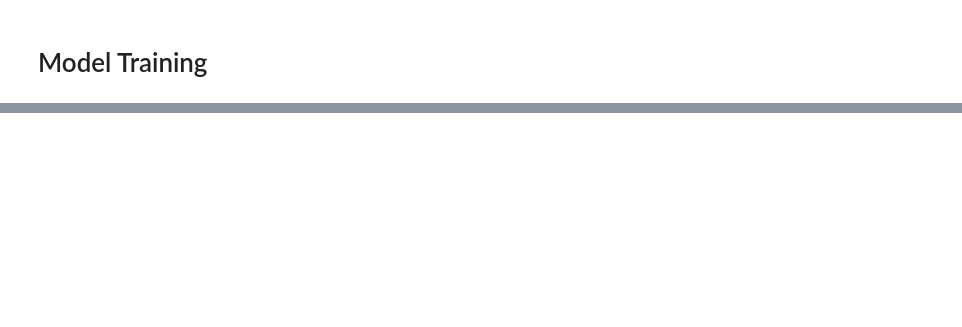
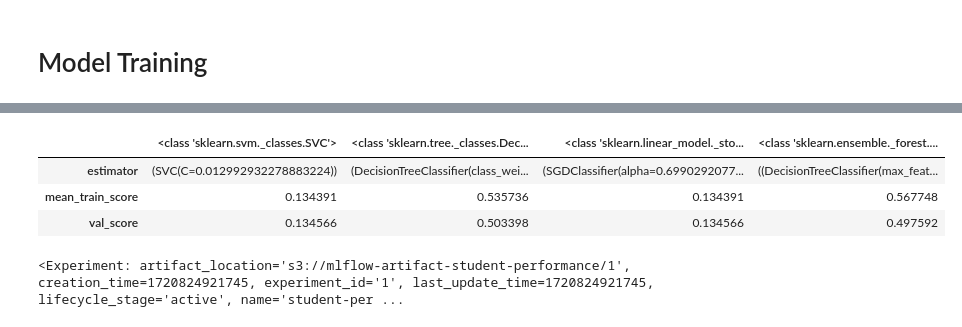
Before and after one commit to AlmudenaZhou/mlops-student-performance, a Jupyter notebook: research.ipynb, the cells around one changed output, grey strips where cells are left out. Drawn from its saved outputs; the diff is of its cells as text; code cells hidden in the pictures; blank space fills up the shorter version.

```diff
--- a/research.ipynb
+++ b/research.ipynb
@@ -145,10 +180,7 @@ from sklearn.pipeline import Pipeline
 # %%
 param_dists = [{
     'clf': [SVC()],
-    'clf__C': [0.001, 0.1, 1, 10, 100, 10e5],
-    'clf__kernel': ['linear', 'rbf'],
-    'clf__class_weight': ['balanced'],
-    'clf__probability': [True]
+    'clf__C': stats.loguniform(1e-2, 1e3)
 },
 {
     'clf': [DecisionTreeClassifier()],
@@ -161,17 +193,32 @@ param_dists = [{
     "clf__average": [True, False],
     "clf__l1_ratio": stats.uniform(0, 1),
     "clf__alpha": stats.loguniform(1e-2, 1e0),
-}]
+},
+{'clf': [RandomForestClassifier()],
+ 'clf__bootstrap': [True, False],
+ 'clf__max_depth': [10, 20, 30, None],
+ 'clf__min_samples_leaf': [1, 2, 4],
+ 'clf__min_samples_split': [2, 5, 10],
+ 'clf__n_estimators': stats.randint(20, 100)}]
 # %%
-n_iter_search = 15
-n_cv = 3
+n_iter_search = 10
+n_cv = 5
+
+results = {}
 
 for param_dist in param_dists:
+    print("-------------- " + str(param_dist) + " --------------")
     clf = param_dist['clf'][0]
 
     param_dist.pop('clf')
     steps = [('clf', clf)]
     random_search = RandomizedSearchCV(
-        Pipeline(steps), param_grid=param_dist, cv=n_cv, n_iter=n_iter_search
+        Pipeline(steps), param_distributions=param_dist,
+          cv=n_cv, n_iter=n_iter_search, scoring='f1_macro'
     )
-    random_search.fit(scaled_data)
+    random_search.fit(X_train, y_train.values.ravel())
+    train_score = random_search.best_score_
+    val_score = random_search.score(X_val, y_val.values.ravel())
+    estimator_name = random_search.best_estimator_.steps[0][1].__class__
+    results[estimator_name] = {'estimator': random_search.best_estimator_,
+                               'mean_train_score': train_score, 'val_score': val_score}
@@ -177,0 +230,7 @@ for param_dist in param_dists:
+# %%
+pd.DataFrame(results)
+# %% [output]
+|  | <class 'sklearn.svm._classes.SVC'> | <class 'sklearn.tree._classes.Dec... | <class 'sklearn.linear_model._sto... | <class 'sklearn.ensemble._forest.... |
+| estimator | (SVC(C=0.012992932278883224)) | (DecisionTreeClassifier(class_wei... | (SGDClassifier(alpha=0.6990292077... | ((DecisionTreeClassifier(max_feat... |
+| mean_train_score | 0.134391 | 0.535736 | 0.134391 | 0.567748 |
+| val_score | 0.134566 | 0.503398 | 0.134566 | 0.497592 |
@@ -177,0 +244,5 @@ for param_dist in param_dists:
+# %%
+mlflow.set_tracking_uri('http://127.0.0.1:5000')
+mlflow.set_experiment('student-performance')
+# %% [output]
+<Experiment: artifact_location='s3://mlflow-artifact-student-performance/1', creation_time=1720824921745, experiment_id='1', last_update_time=1720824921745, lifecycle_stage='active', name='student-per ...
```
Also changed, not shown: parts of 22 cells of this notebook, 51 other files.
